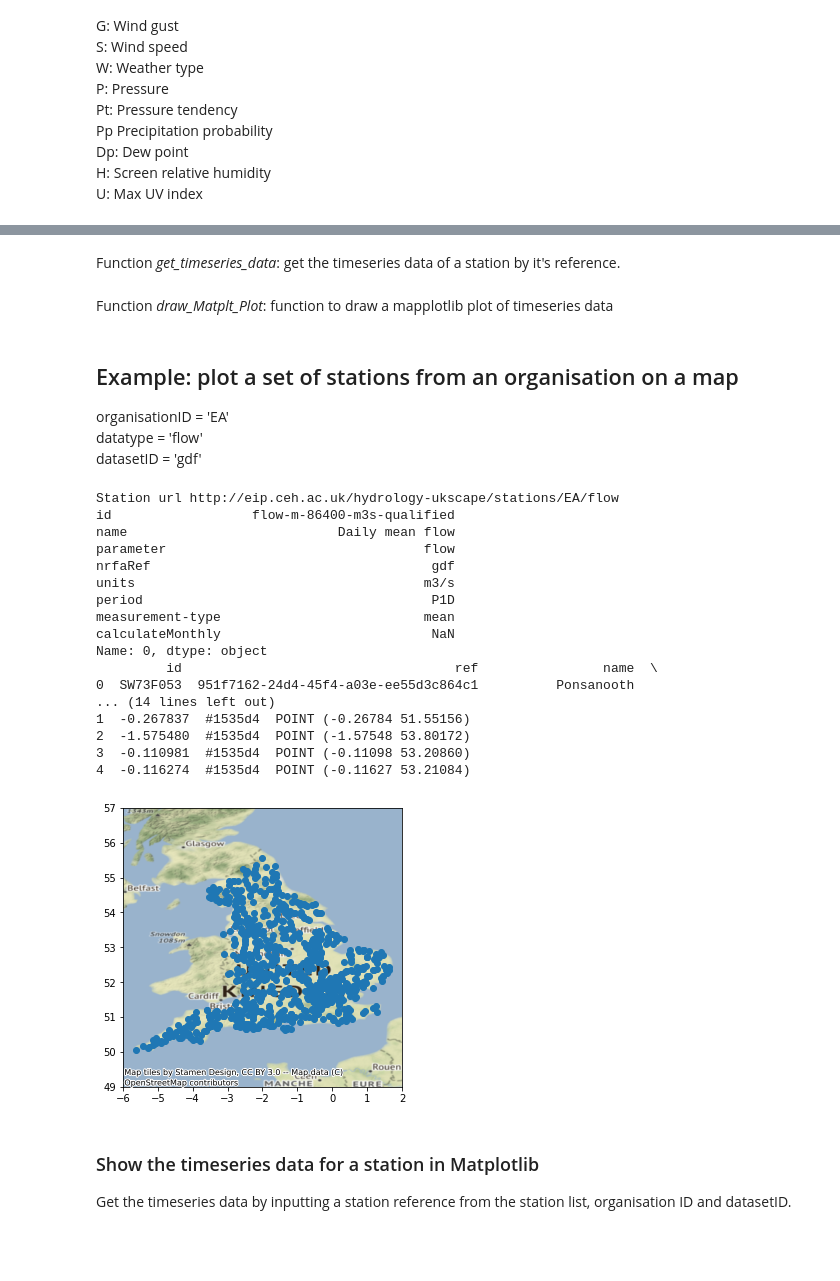
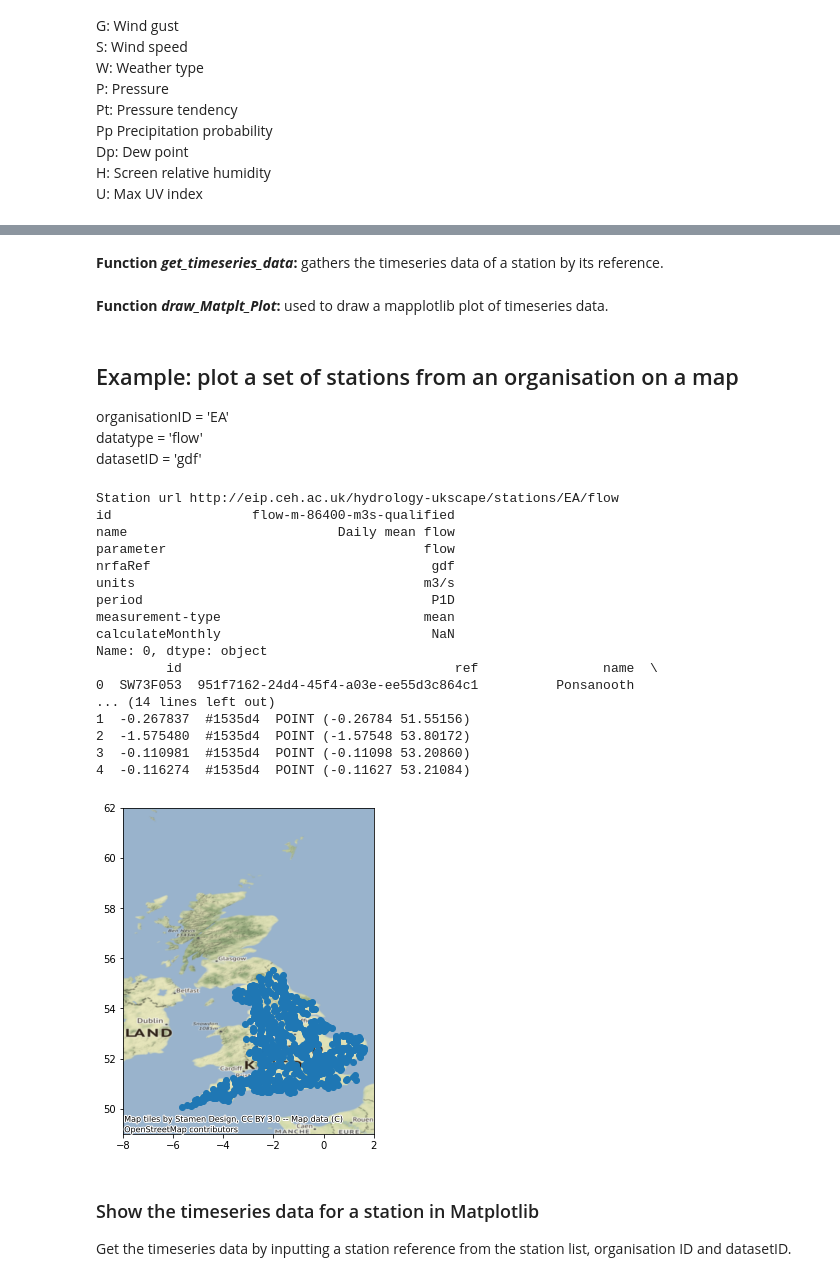
Before and after one commit to NERC-CEH/uk-scape-datalabs, a Jupyter notebook: python/Time-series-data-access.ipynb, the cells around one changed output, grey strips where cells are left out. Cells and saved outputs as stored; diff of their text form; code cells hidden in the pictures; blank space fills up the shorter version.

```diff
--- a/python/Time-series-data-access.ipynb
+++ b/python/Time-series-data-access.ipynb
@@ -96,7 +100,7 @@ def get_stations(organisationID,dataType,datasetID,middlewareServer='http://eip.
         else:
             stations = dict()
 # %% [markdown]
-Function *get_timeseries_data*: get the timeseries data of a station by it's reference.
+**Function *get_timeseries_data*:** gathers the timeseries data of a station by its reference.
 # %%
 def get_timeseries_data(stationRef,organisationID,datasetID,middlewareServer='http://eip.ceh.ac.uk/hydrology-ukscape'):
     #get the data from node middleware as csv
@@ -123,7 +127,7 @@ def get_timeseries_data(stationRef,organisationID,datasetID,middlewareServer='ht
         print(e.code)
         print('No timeseries data available for this query.')
 # %% [markdown]
-Function *draw_Matplt_Plot*: function to draw a mapplotlib plot of timeseries data
+**Function *draw_Matplt_Plot*:** used to draw a mapplotlib plot of timeseries data.
 # %%
 def draw_Matplt_Plot(stationID, df, metadata):
     #print(metadata)
@@ -148,36 +152,36 @@ datasetID = 'gdf'
 params_1 = {
     'organisationID': 'EA',
     'datatype': 'flow',
     'datasetID': 'gdf'
 }
 #stations = get_stations(organisationID, datatype, datasetID)
 ea_stations = get_stations(params_1['organisationID'],params_1['datatype'],params_1['datasetID'])
 print(ea_stations['metadata'])
 print(ea_stations['gdf'].head(5))
 #Plot the stations to a matplotlib plot
 ax = ea_stations['gdf'].plot(figsize=[5,6])
-ax.set_xlim([-6,2])
-ax.set_ylim([49,57])
+ax.set_xlim([-8,2])
+ax.set_ylim([49,62])
 cx.add_basemap(ax, zoom=6, crs="epsg:4326")
 # %% [output]
 Station url http://eip.ceh.ac.uk/hydrology-ukscape/stations/EA/flow
 id                  flow-m-86400-m3s-qualified
 name                           Daily mean flow
 parameter                                 flow
 nrfaRef                                    gdf
 units                                     m3/s
 period                                     P1D
 measurement-type                          mean
 calculateMonthly                           NaN
 Name: 0, dtype: object
          id                                   ref                name  \
 0  SW73F053  951f7162-24d4-45f4-a03e-ee55d3c864c1          Ponsanooth
 ... (14 lines left out)
 1  -0.267837  #1535d4  POINT (-0.26784 51.55156)
 2  -1.575480  #1535d4  POINT (-1.57548 53.80172)
 3  -0.110981  #1535d4  POINT (-0.11098 53.20860)
 4  -0.116274  #1535d4  POINT (-0.11627 53.21084)
-[figure, old version]
+[figure, new version]
 # %% [markdown]
 ### Show the timeseries data for a station in Matplotlib
 Get the timeseries data by inputting a station reference from the station list, organisation ID and datasetID.
```
Also changed, not shown: parts of 6 cells of this notebook, 3 other files.
